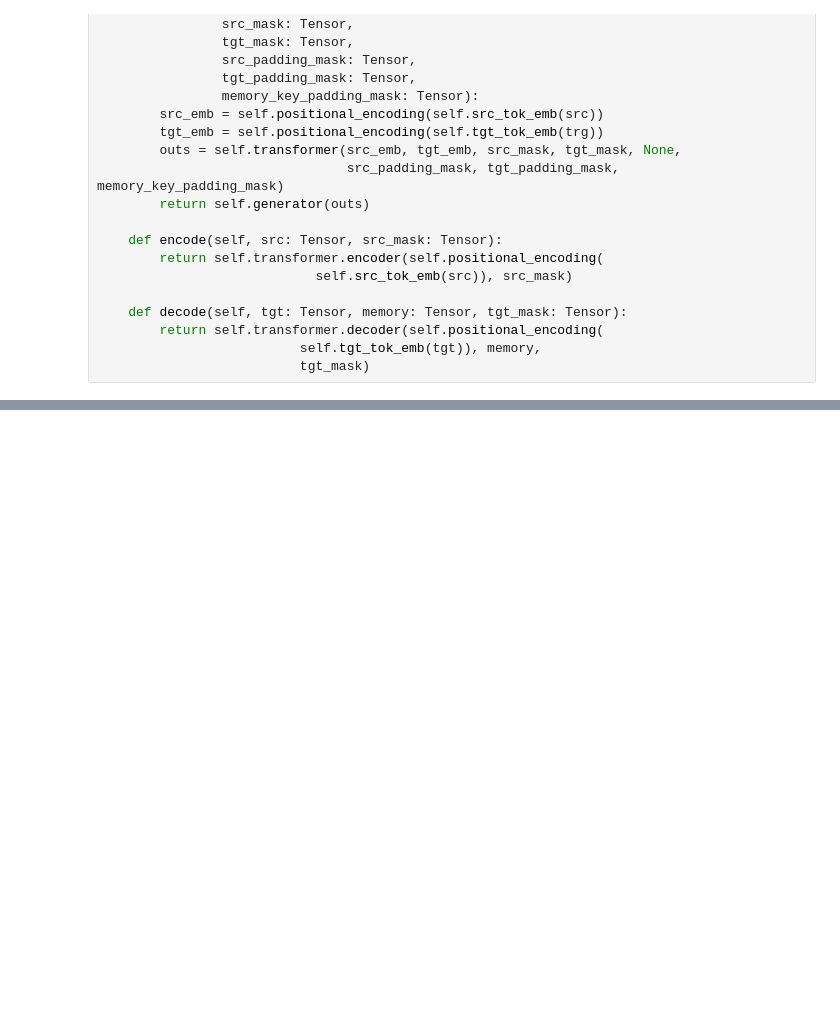
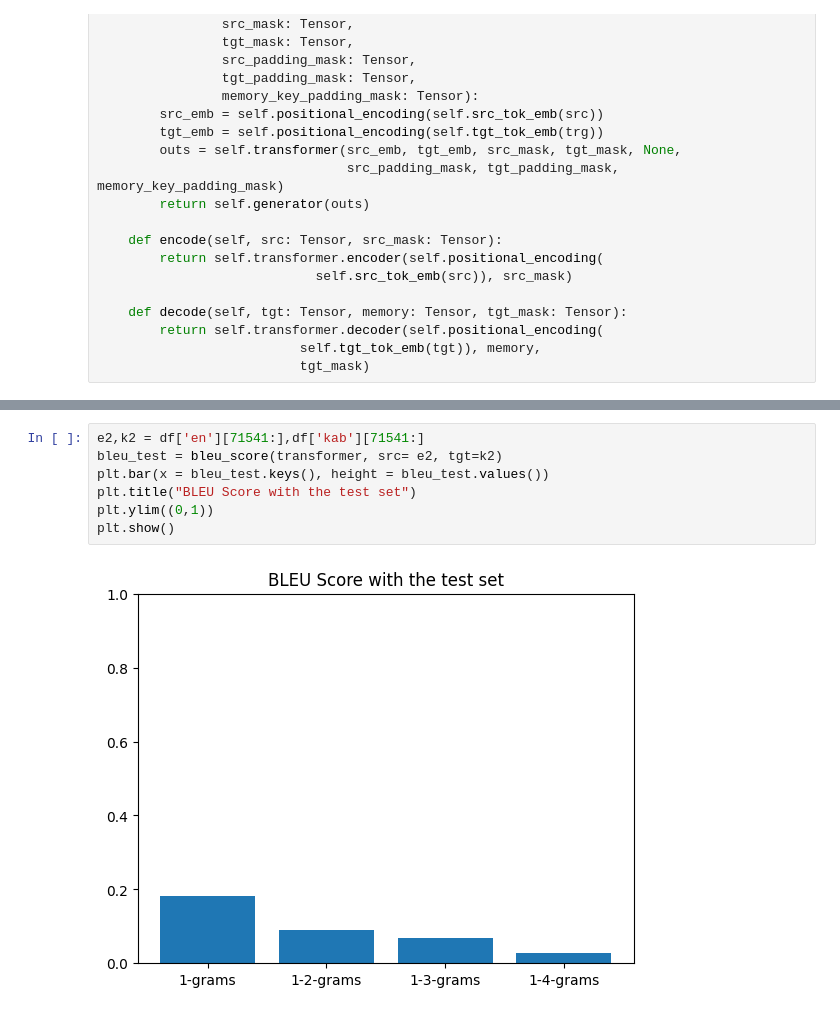
Before and after one commit to MostHumble/EN2KAB, a Jupyter notebook: models/VanillaTransformer.ipynb, the cells around one changed output, grey strips where cells are left out. Cells and saved outputs as stored; diff of their text form; blank space fills up the shorter version.

```diff
--- a/models/VanillaTransformer.ipynb
+++ b/models/VanillaTransformer.ipynb
@@ -428,0 +456,9 @@ Azul, d acu i yi-d-yewwin ɣer yiri n yimi-sen, tzemreḍ ad d-taweḍ
+# %%
+e2,k2 = df['en'][71541:],df['kab'][71541:]
+bleu_test = bleu_score(transformer, src= e2, tgt=k2)
+plt.bar(x = bleu_test.keys(), height = bleu_test.values())
+plt.title("BLEU Score with the test set")
+plt.ylim((0,1))
+plt.show()
+# %% [output]
+[figure, added]
```
Also changed, not shown: parts of 19 cells of this notebook.
